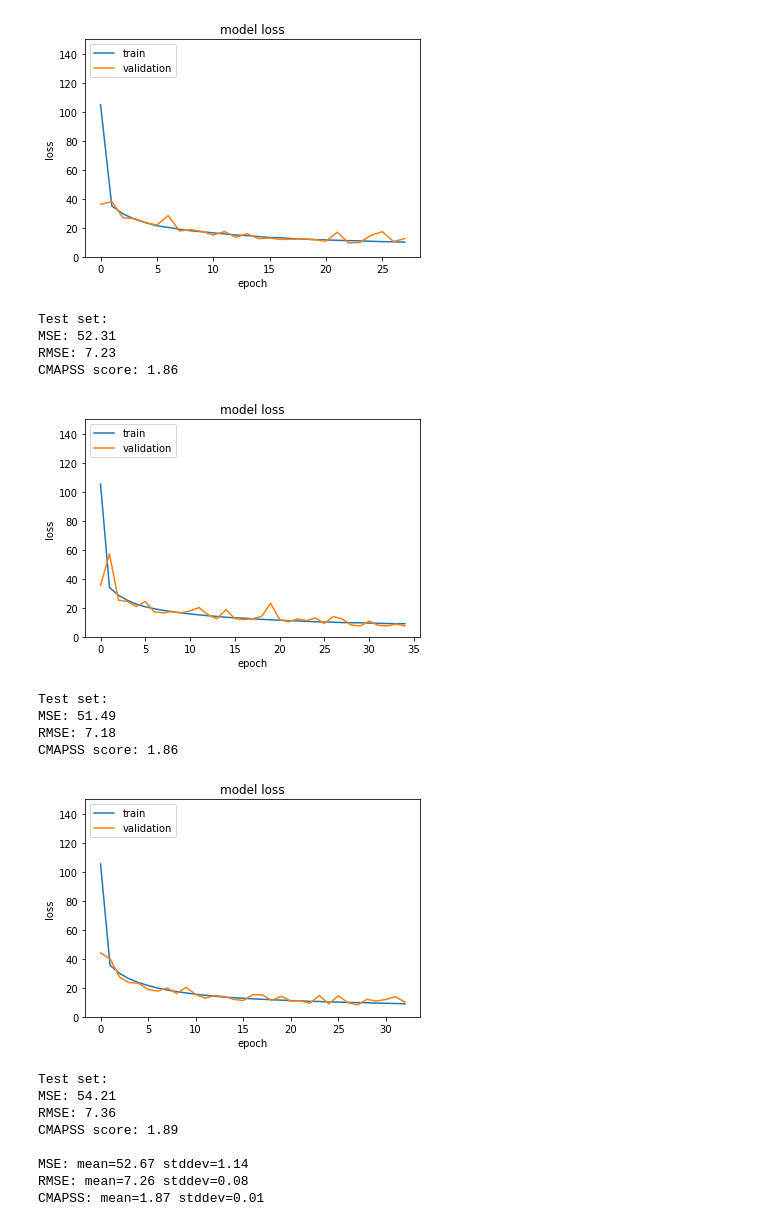
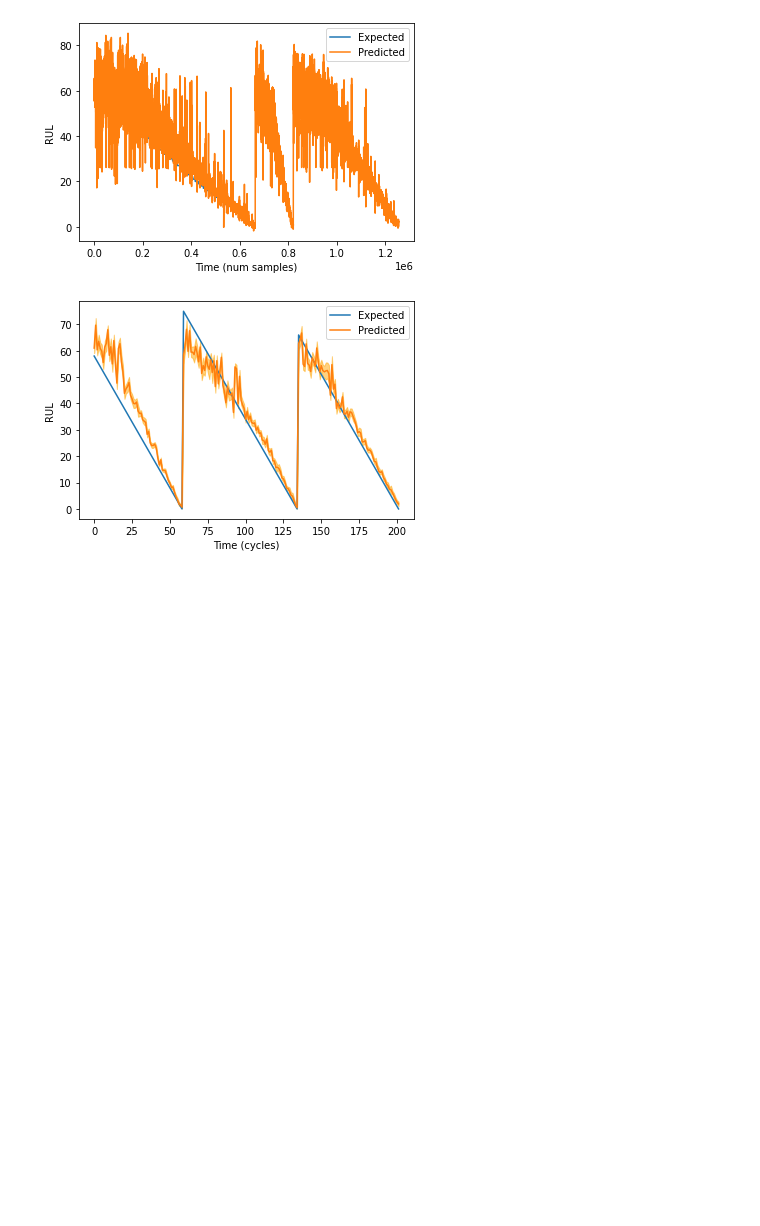
Before and after one commit to andrei-iosif/PredictiveMaintenanceScripts, a Jupyter notebook: notebooks/E15_filtering_eval.ipynb, the cells around one changed output. Drawn from its saved outputs; the diff is of its cells as text; code cells hidden in the pictures; blank space fills up the shorter version.

```diff
--- a/notebooks/E15_filtering_eval.ipynb
+++ b/notebooks/E15_filtering_eval.ipynb
@@ -75,11 +172,18 @@ x_test = x_test[selected_columns]
 # %%
+y_test = test_set['RUL']
+x_test = test_set.drop(['RUL'], axis=1)
+
+selected_columns = data_reader.column_names.w_cols + data_reader.column_names.x_s_cols
+x_test = x_test[selected_columns]
+
 x_test = x_test.astype(np.float32)
 y_test = y_test.astype(np.float32)
 # %%
 NUM_TRIALS = 3
-TRAIN_RESULTS_PATH = r"../results/experiment_set_15_1/results_no_filtering_final/"
+TRAIN_RESULTS_PATH = r"../results/experiment_set_15/results_no_filtering_final"
 
-results = evaluate_mlp_multiple_splits(x_test, y_test, NUM_TRIALS, TRAIN_RESULTS_PATH, plot_loss=True)
+results = evaluate_mlp_multiple_splits(x_test, y_test, NUM_TRIALS, TRAIN_RESULTS_PATH,
+                                       plot_loss=True)
 # %% [output]
 [figure]
 Test set:
@@ -103,25 +207,18 @@ CMAPSS: mean=1.55 stddev=0.02
-# %%
-NUM_TRIALS = 3
-TRAIN_RESULTS_PATH = r"../results/experiment_set_15_1/results_filtered_final/"
-
-results = evaluate_mlp_multiple_splits(x_test, y_test, NUM_TRIALS, TRAIN_RESULTS_PATH, plot_loss=True)
-# %% [output]
-[figure, removed]
-Test set:
-MSE: 52.31
-RMSE: 7.23
-CMAPSS score: 1.86
-[figure, removed]
-Test set:
-MSE: 51.49
-RMSE: 7.18
-CMAPSS score: 1.86
-[figure, removed]
-Test set:
-MSE: 54.21
-RMSE: 7.36
-CMAPSS score: 1.89
-
-MSE: mean=52.67 stddev=1.14
-RMSE: mean=7.26 stddev=0.08
-CMAPSS: mean=1.87 stddev=0.01
+# %%
+predicted_rul_mean = np.array(results.prediction_vals).mean(axis=0)
+predicted_rul_std = np.array(results.prediction_vals).std(axis=0)
+
+rul_eval_dict = {'unit': test_set['unit'],
+                'cycle': test_set['cycle'],
+                'actual_RUL': test_set['RUL'],
+                'predicted_RUL_mean': predicted_rul_mean,
+                'predicted_RUL_std': predicted_rul_std}
+rul_eval = pd.DataFrame(rul_eval_dict)
+
+rul_eval_mean = rul_eval.groupby(['unit', 'cycle']).mean()
+
+plot_rul(test_set_single_unit['RUL'], predicted_rul_mean)
+plot_rul_confidence_interval(rul_eval_mean)
+# %% [output]
+[figure, added]
+[figure, added]
```
Also changed, not shown: parts of 14 cells of this notebook, 5 other files.
